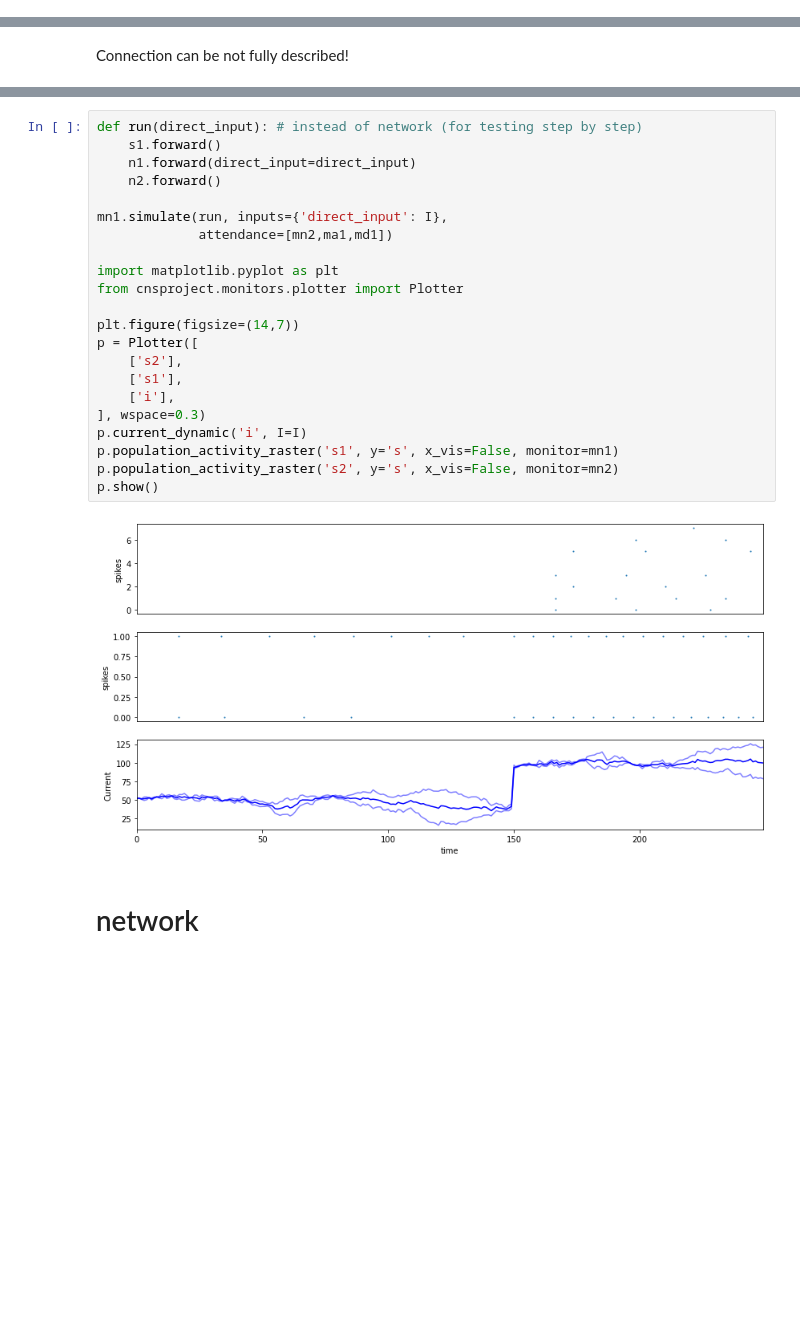
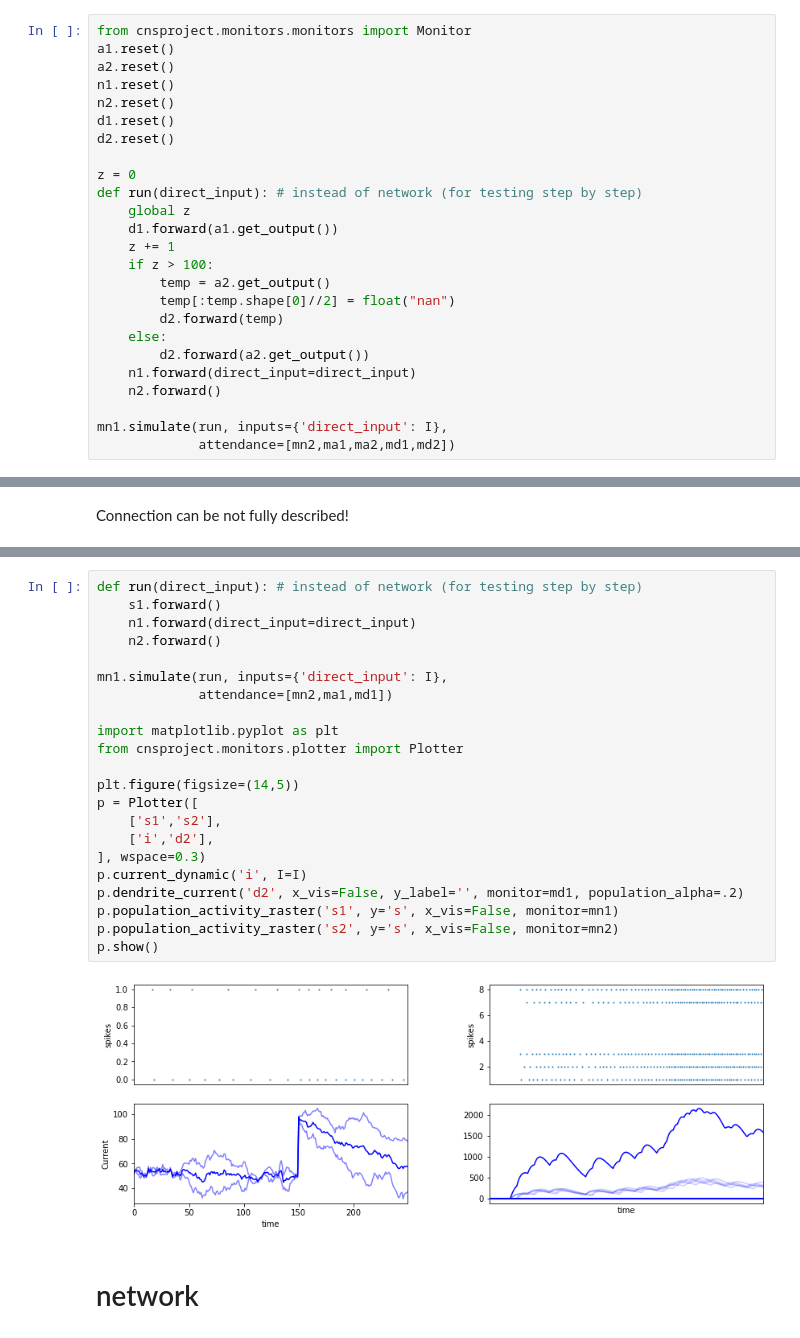
Before and after one commit to cnrl/Spiral, a Jupyter notebook: main.ipynb, the cells around one changed output, grey strips where cells are left out. Saved outputs shown, nothing was run; the diff lists cells and outputs as text; blank space fills up the shorter version.

```diff
--- a/main.ipynb
+++ b/main.ipynb
@@ -235,0 +266,25 @@ p.show()
+# %%
+from cnsproject.monitors.monitors import Monitor
+a1.reset()
+a2.reset()
+n1.reset()
+n2.reset()
+d1.reset()
+d2.reset()
+
+z = 0
+def run(direct_input): # instead of network (for testing step by step)
+    global z
+    d1.forward(a1.get_output())
+    z += 1
+    if z > 100:
+        temp = a2.get_output()
+        temp[:temp.shape[0]//2] = float("nan")
+        d2.forward(temp)
+    else:
+        d2.forward(a2.get_output())
+    n1.forward(direct_input=direct_input)
+    n2.forward()
+
+mn1.simulate(run, inputs={'direct_input': I},
+             attendance=[mn2,ma1,ma2,md1,md2])
@@ -452,27 +520,27 @@ s1 = SimpleSynapseSet(
 # %%
 def run(direct_input): # instead of network (for testing step by step)
     s1.forward()
     n1.forward(direct_input=direct_input)
     n2.forward()
 
 mn1.simulate(run, inputs={'direct_input': I},
              attendance=[mn2,ma1,md1])
 
 import matplotlib.pyplot as plt
 from cnsproject.monitors.plotter import Plotter
 
-plt.figure(figsize=(14,7))
+plt.figure(figsize=(14,5))
 p = Plotter([
-    ['s2'],
-    ['s1'],
-    ['i'],
+    ['s1','s2'],
+    ['i','d2'],
 ], wspace=0.3)
 p.current_dynamic('i', I=I)
+p.dendrite_current('d2', x_vis=False, y_label='', monitor=md1, population_alpha=.2)
 p.population_activity_raster('s1', y='s', x_vis=False, monitor=mn1)
 p.population_activity_raster('s2', y='s', x_vis=False, monitor=mn2)
 p.show()
 # %% [output]
-[figure, old version]
+[figure, new version]
 # %% [markdown]
 # network
 # %%
```
Also changed, not shown: parts of 24 cells of this notebook, 9 other files.
